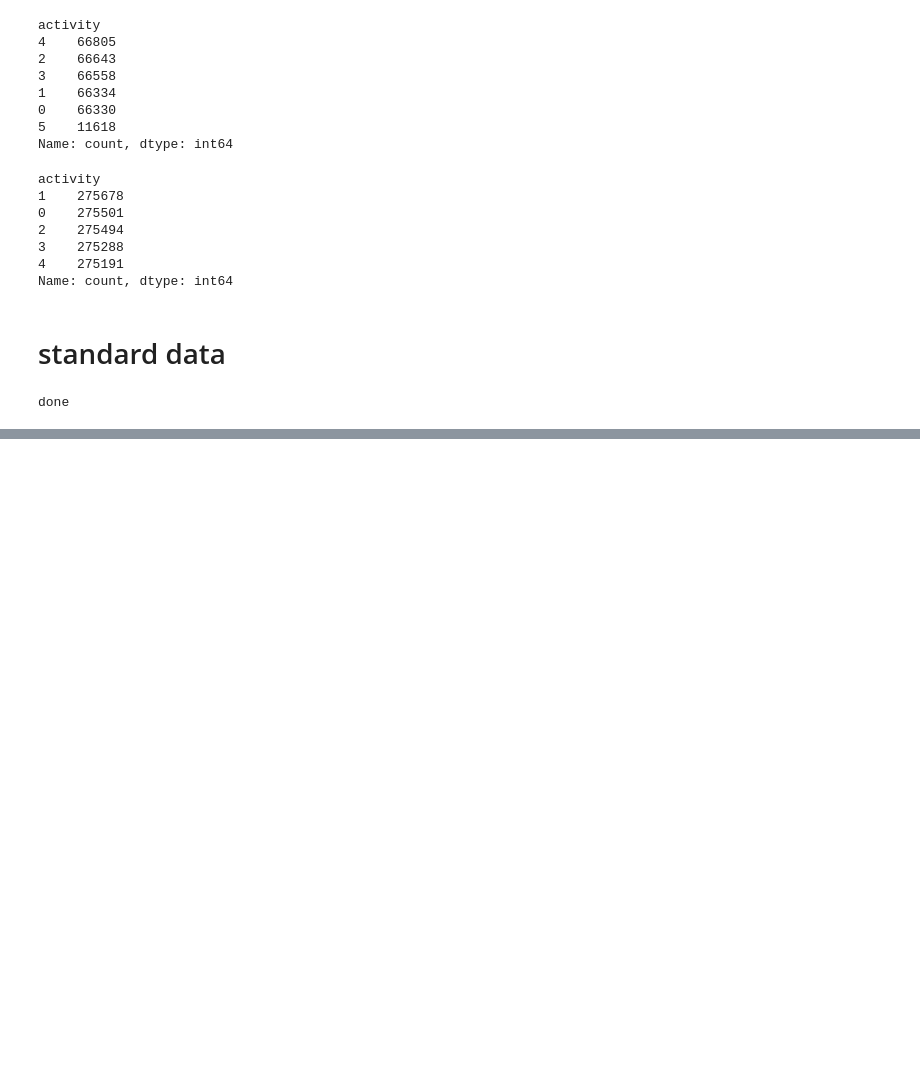
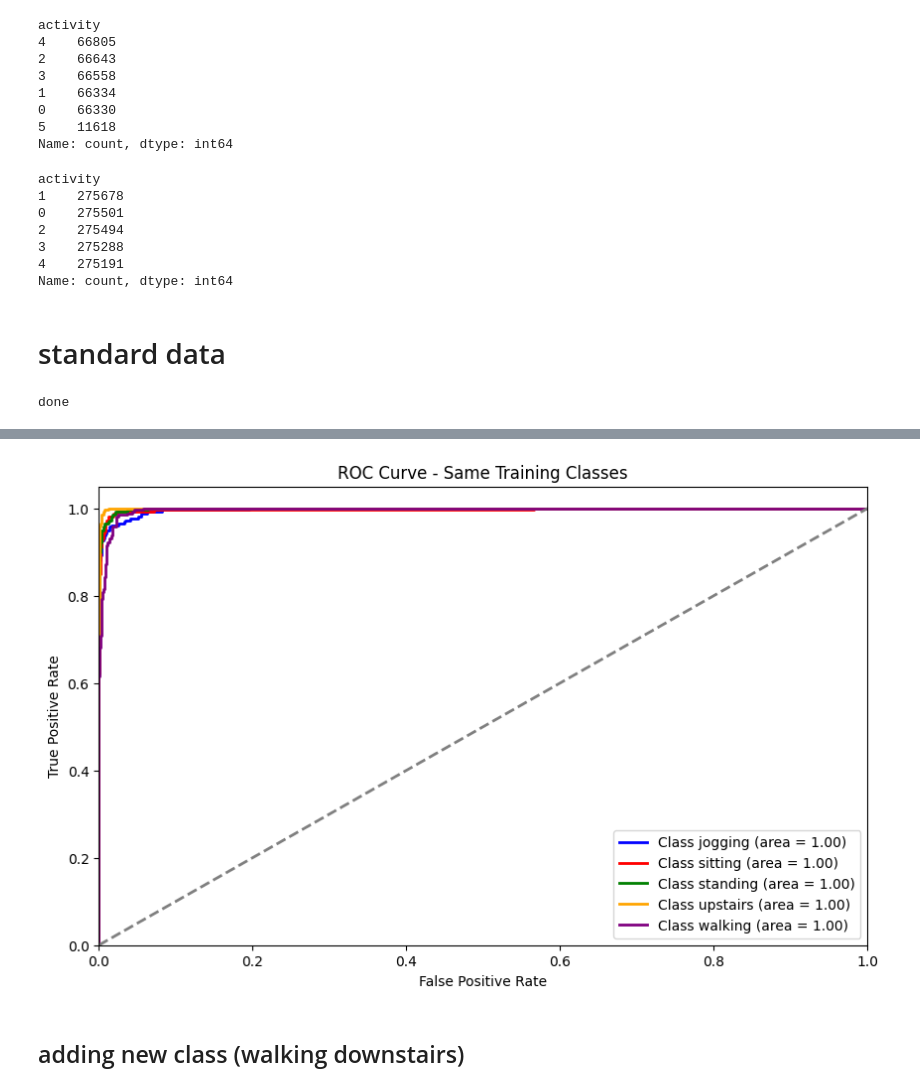
Before and after one commit to PaulaPerazzo/ExAI-project, a Jupyter notebook: trial_2.ipynb, the cells around one changed output, grey strips where cells are left out. Saved outputs shown, nothing was run; the diff lists cells and outputs as text; code cells hidden in the pictures; blank space fills up the shorter version.

```diff
--- a/trial_2.ipynb
+++ b/trial_2.ipynb
@@ -184,8 +184,9 @@ train.to_csv("./data/motion_sense_train_trial_2.csv", index=False)
 test.to_csv("./data/motion_sense_test_trial_2.csv", index=False)
 # %%
 import numpy as np
+import pandas as pd
 
-sensor_data = pd.read_csv("./data/motion_sense_train_trial_2.csv", usecols=["rotationRate.x", "rotationRate.y", "rotationRate.z", "userAcceleration.x", "userAcceleration.y", "userAcceleration.z", "activity"])
+sensor_data = pd.read_csv("./data/motion_sense_test_trial_2.csv", usecols=["rotationRate.x", "rotationRate.y", "rotationRate.z", "userAcceleration.x", "userAcceleration.y", "userAcceleration.z", "activity"])
 
 buffer_size = 256
 frequency_hz = 50
@@ -250,0 +335,32 @@ Name: count, dtype: int64
+# %%
+### plot roc curve
+
+from sklearn.preprocessing import label_binarize
+from sklearn.metrics import roc_curve, auc
+
+n_classes = 5
+y_true_bin = label_binarize(y_true, classes=[0, 1, 2, 3, 4])
+y_pred_proba = model.predict([X_acc_x, X_acc_y, X_acc_z, X_gyro_x, X_gyro_y, X_gyro_z])
+
+fpr = dict()
+tpr = dict()
+roc_auc = dict()
+
+plt.figure(figsize=(10, 6))
+colors = ['blue', 'red', 'green', 'orange', 'purple']
+
+for i in range(n_classes):
+    fpr[i], tpr[i], _ = roc_curve(y_true_bin[:, i], y_pred_proba[:, i])
+    roc_auc[i] = auc(fpr[i], tpr[i])
+    plt.plot(fpr[i], tpr[i], color=colors[i], lw=2,
+             label=f'Class {classes_names[i]} (area = {roc_auc[i]:.2f})')
+
+plt.plot([0, 1], [0, 1], color='gray', linestyle='--', lw=2)
+plt.xlim([0.0, 1.0])
+plt.ylim([0.0, 1.05])
+plt.xlabel('False Positive Rate')
+plt.ylabel('True Positive Rate')
+plt.title('ROC Curve - Same Training Classes')
+plt.legend(loc="lower right")
+plt.show()
+# %% [output]
@@ -250,0 +368,3 @@ Name: count, dtype: int64
+[figure, added]
+# %% [markdown]
+## adding new class (walking downstairs)
```
Also changed, not shown: parts of 33 cells of this notebook, 7 other files.
